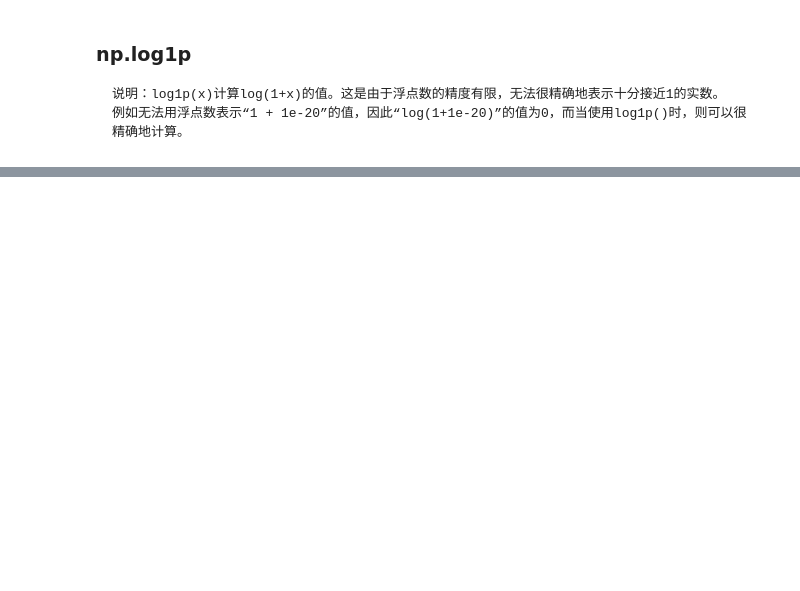
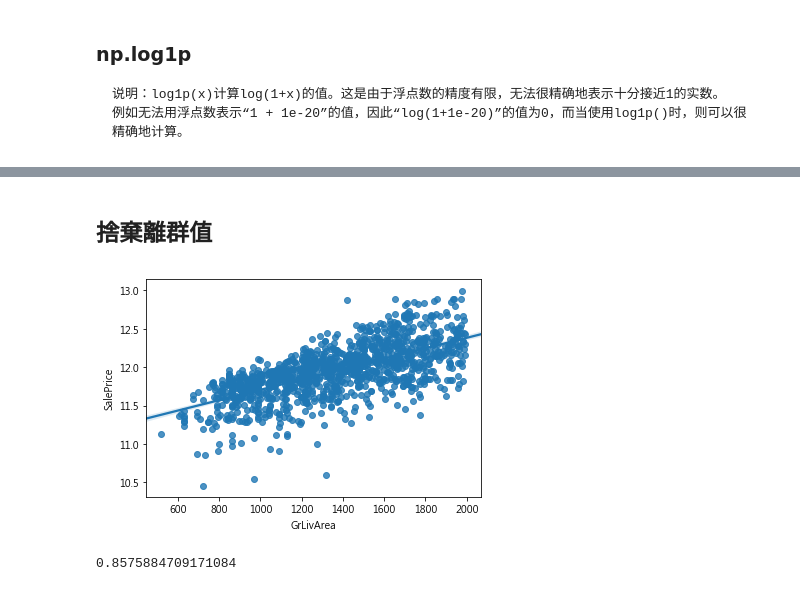
Before and after one commit to hsuanchi/ML-100-days, a Jupyter notebook: Day_020_HW_離群值.ipynb, the cells around one changed output, grey strips where cells are left out. Drawn from its saved outputs; the diff is of its cells as text; code cells hidden in the pictures; blank space fills up the shorter version.

```diff
--- a/Day_020_HW_離群值.ipynb
+++ b/Day_020_HW_離群值.ipynb
@@ -37,0 +89,20 @@ Name: SalePrice, Length: 1460, dtype: float64
+# %% [markdown]
+## 捨棄離群值
+# %%
+# 將 1stFlrSF 限制在你覺得適合的範圍內, 捨棄離群值
+"""
+Your Code Here
+"""
+keep_indexs = (df['GrLivArea']> 500) & (df['GrLivArea']< 2000)
+df = df[keep_indexs]
+train_Y = train_Y[keep_indexs]
+sns.regplot(x = df['GrLivArea'], y=train_Y)
+plt.show()
+
+# 做線性迴歸, 觀察分數
+train_X = MMEncoder.fit_transform(df)
+estimator = LinearRegression()
+cross_val_score(estimator, train_X, train_Y, cv=5).mean()
+# %% [output]
+[figure, added]
+0.8575884709171084
```
Also changed, not shown: parts of 7 cells of this notebook.
